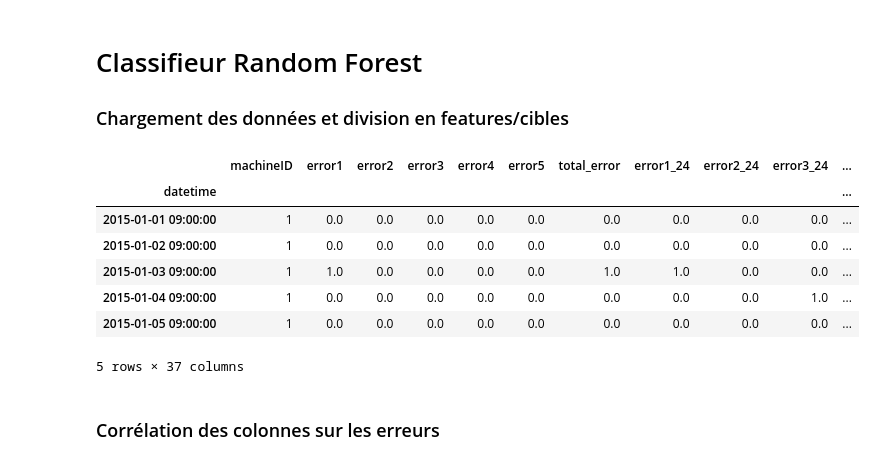
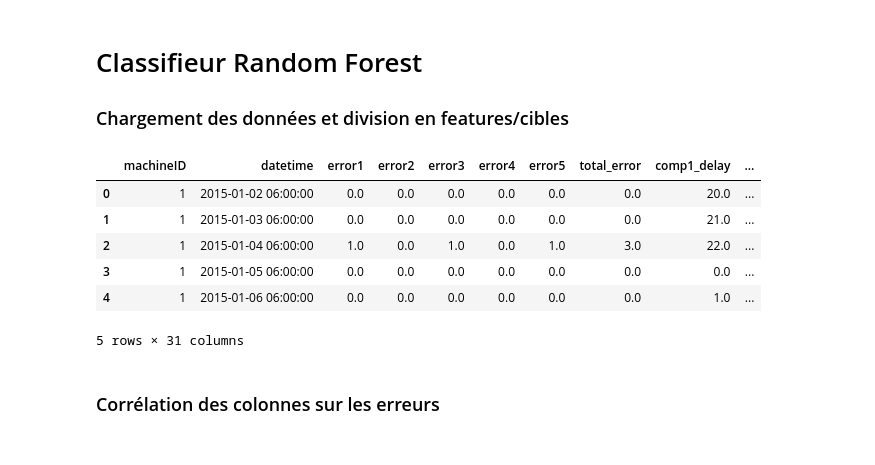
Before and after one commit to AugustinMoinat/Projet-python-maintenance, a Jupyter notebook: notebooks/Apprentissage/5.0-sc-random-forest-Copy1.ipynb, the cells around one changed output. Saved outputs shown, nothing was run; the diff lists cells and outputs as text; code cells hidden in the pictures.

```diff
--- a/notebooks/Apprentissage/5.0-sc-random-forest-Copy1.ipynb
+++ b/notebooks/Apprentissage/5.0-sc-random-forest-Copy1.ipynb
@@ -8,20 +8,17 @@ import re
 %matplotlib inline
 # %%
 df = pd.read_csv("../../data/prepared_data/dataset.csv")
+
 df["datetime"] = pd.to_datetime(df["datetime"])
-
-df = df.set_index(["datetime"])
-df = df.between_time('09:00:00','10:00:00')
 df.head()
 # %% [output]
-|  | machineID | error1 | error2 | error3 | error4 | error5 | total_error | error1_24 | error2_24 | error3_24 | ... |
-| datetime |  |  |  |  |  |  |  |  |  |  | ... |
-| 2015-01-01 09:00:00 | 1 | 0.0 | 0.0 | 0.0 | 0.0 | 0.0 | 0.0 | 0.0 | 0.0 | 0.0 | ... |
-| 2015-01-02 09:00:00 | 1 | 0.0 | 0.0 | 0.0 | 0.0 | 0.0 | 0.0 | 0.0 | 0.0 | 0.0 | ... |
-| 2015-01-03 09:00:00 | 1 | 1.0 | 0.0 | 0.0 | 0.0 | 0.0 | 1.0 | 1.0 | 0.0 | 0.0 | ... |
-| 2015-01-04 09:00:00 | 1 | 0.0 | 0.0 | 0.0 | 0.0 | 0.0 | 0.0 | 0.0 | 0.0 | 1.0 | ... |
-| 2015-01-05 09:00:00 | 1 | 0.0 | 0.0 | 0.0 | 0.0 | 0.0 | 0.0 | 0.0 | 0.0 | 0.0 | ... |
+|  | machineID | datetime | error1 | error2 | error3 | error4 | error5 | total_error | comp1_delay | ... |
+| 0 | 1 | 2015-01-02 06:00:00 | 0.0 | 0.0 | 0.0 | 0.0 | 0.0 | 0.0 | 20.0 | ... |
+| 1 | 1 | 2015-01-03 06:00:00 | 0.0 | 0.0 | 0.0 | 0.0 | 0.0 | 0.0 | 21.0 | ... |
+| 2 | 1 | 2015-01-04 06:00:00 | 1.0 | 0.0 | 1.0 | 0.0 | 1.0 | 3.0 | 22.0 | ... |
+| 3 | 1 | 2015-01-05 06:00:00 | 0.0 | 0.0 | 0.0 | 0.0 | 0.0 | 0.0 | 0.0 | ... |
+| 4 | 1 | 2015-01-06 06:00:00 | 0.0 | 0.0 | 0.0 | 0.0 | 0.0 | 0.0 | 1.0 | ... |
-5 rows × 37 columns
+5 rows × 31 columns
 # %%
 models = df["model"]
 # %%
```
Also changed, not shown: parts of 5 cells of this notebook, 9 other files.
